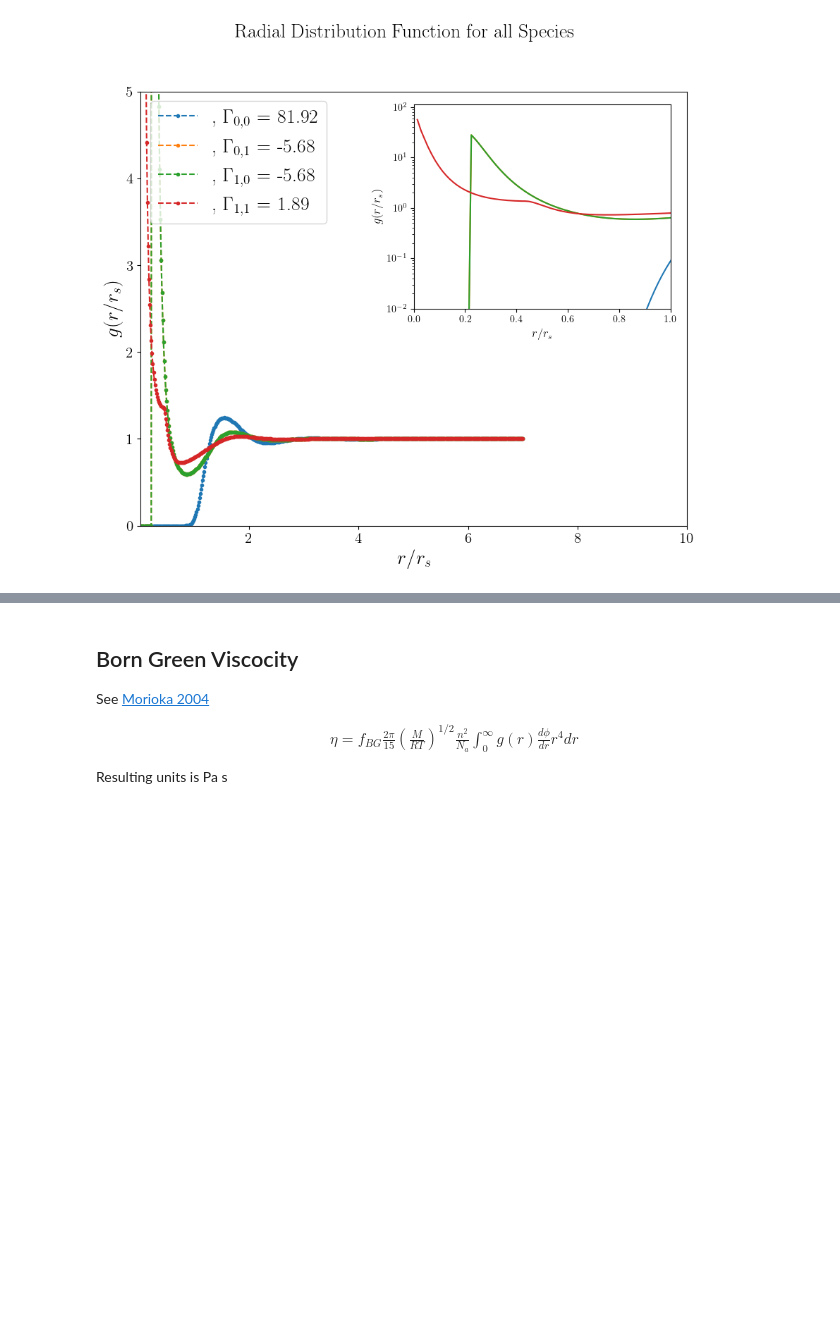
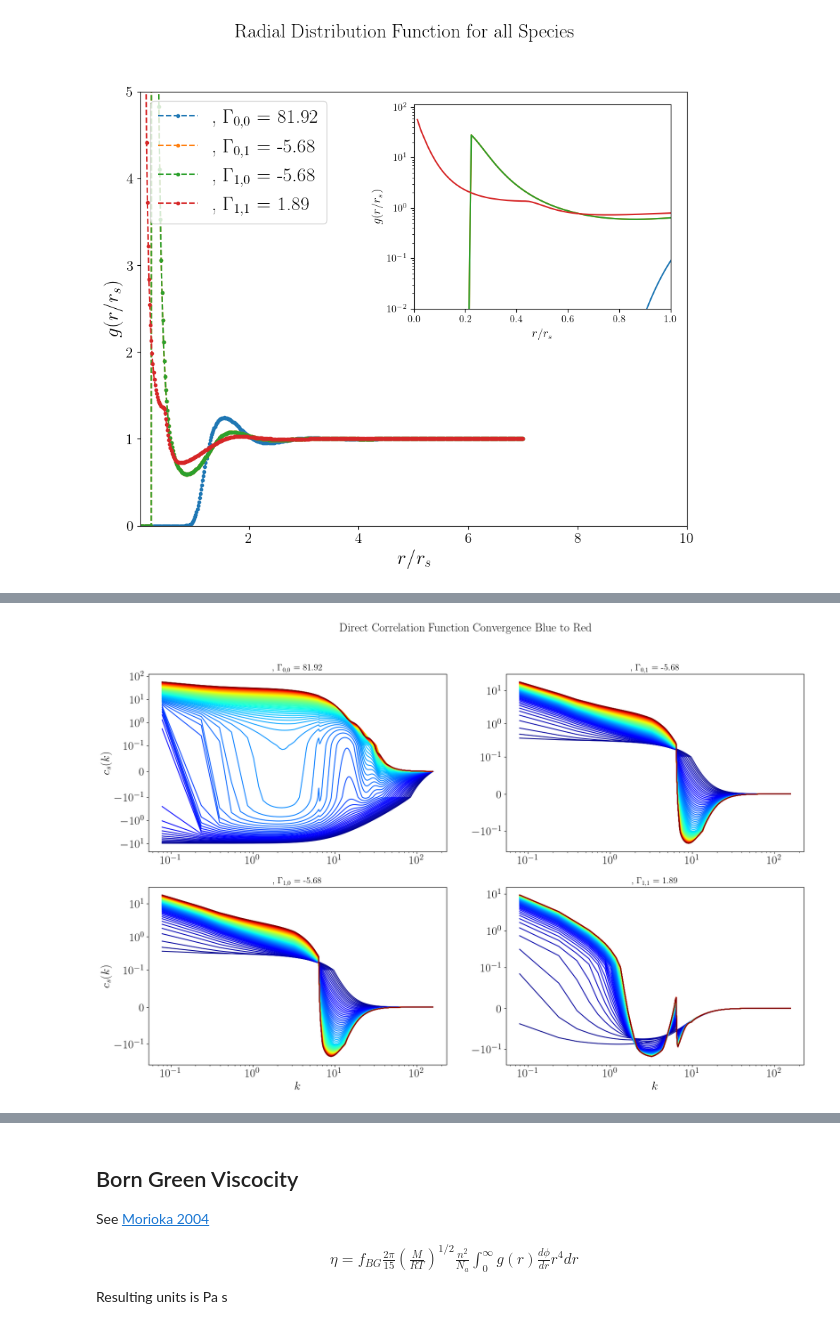
Before and after one commit to ZachAJohnson/hnc, a Jupyter notebook: TCCW/PIE_TCCW-atoMEC.ipynb, the cells around one changed output, grey strips where cells are left out. Cells and saved outputs as stored; diff of their text form; code cells hidden in the pictures; blank space fills up the shorter version.

```diff
--- a/TCCW/PIE_TCCW-atoMEC.ipynb
+++ b/TCCW/PIE_TCCW-atoMEC.ipynb
@@ -352,7 +325,9 @@ Final iter:2922, Total Error: 9.950e-09
 # %%
 # c_s_k_3 = atom3.hnc.c_s_k_matrix.copy()
-atom3.run_hnc(c_s_k_guess = c_s_k_3, newton=False)
-# atom3.run_hnc(c_s_k_guess = atom2.hnc.c_s_k_matrix.copy(), newton=False)
+# c_s_k_4 = atom3.hnc.c_s_k_matrix.copy()
+# atom3.run_hnc(c_s_k_guess = atom3.hnc.c_s_k_matrix.copy(), newton=False)
+# atom3.run_hnc(c_s_k_guess = c_s_k_3.copy(), newton=False)
+# atom3.run_hnc(newton=False)
 # solve_least_squares(atom3, np.linspace(atom3.hnc.k_array[0], atom3.hnc.k_array[-1], num=100))
-solve_least_squares(atom3, np.linspace(atom3.hnc.k_array[0], atom3.hnc.k_array[-1], num=200))
+solve_least_squares(atom3,np.linspace(atom3.hnc.k_array[0], atom3.hnc.k_array[-1], num=200))
 # %% [output]
@@ -418,2 +359,6 @@ atom2.hnc.plot_g_all_species()
+# %%
+atom3.hnc.plot_species_convergence_csk(n_slices=100)
+# %% [output]
+[figure, added]
 # %%
 atom3.hnc.plot_g_all_species()
```
Also changed, not shown: parts of 15 cells of this notebook, 2 other files.
